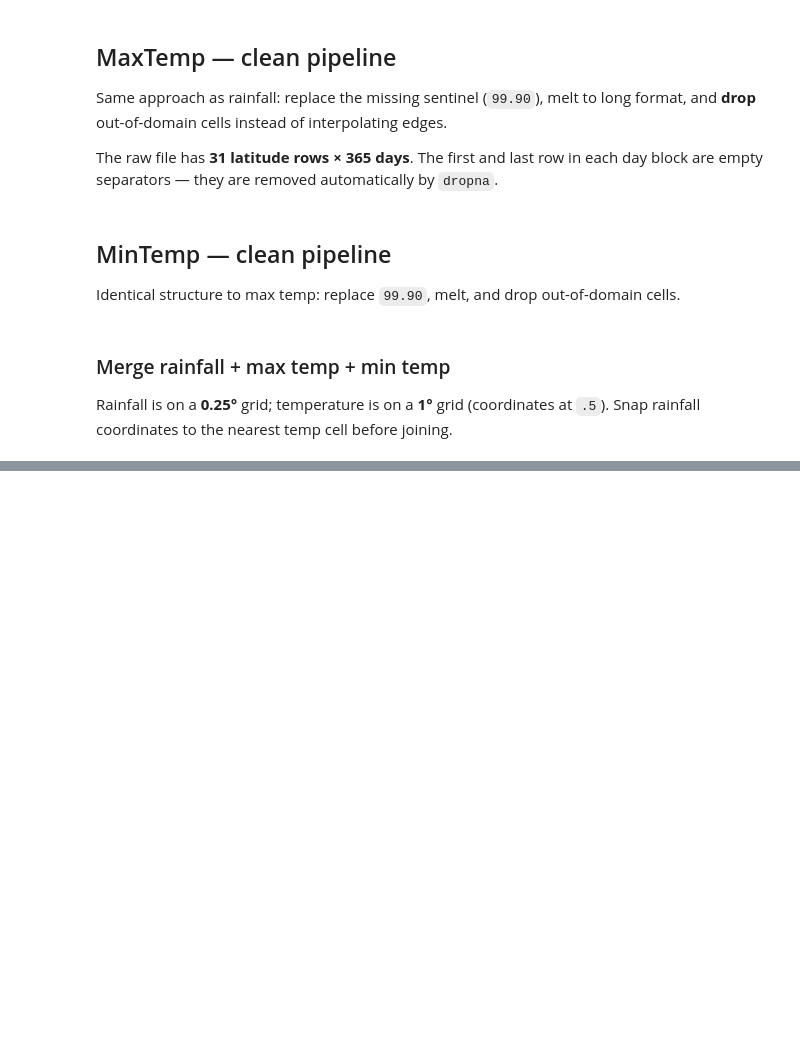
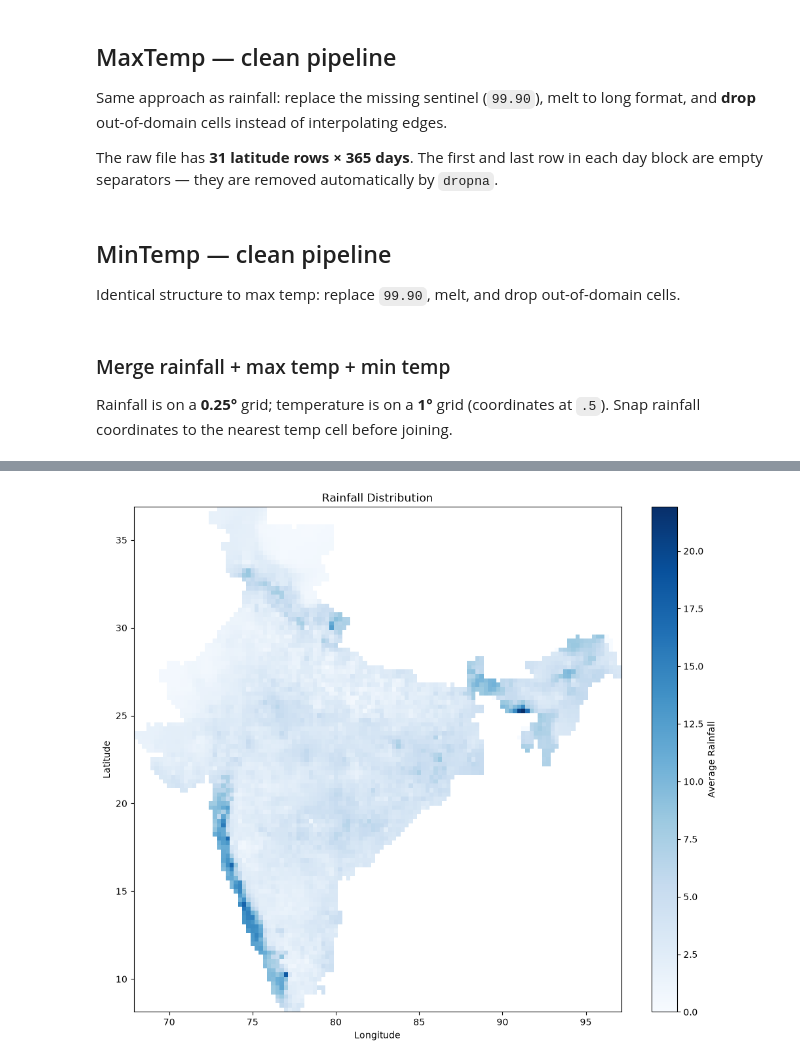
Before and after one commit to manigaurav221/Project_MANGO_Climate_Twin, a Jupyter notebook: notebooks/01_preprocess.ipynb, the cells around one changed output, grey strips where cells are left out. Saved outputs shown, nothing was run; the diff lists cells and outputs as text; code cells hidden in the pictures; blank space fills up the shorter version.

```diff
--- a/notebooks/01_preprocess.ipynb
+++ b/notebooks/01_preprocess.ipynb
@@ -1759,0 +1955,21 @@ print("Saved climate_merged.csv")
+# %%
+plt.figure(figsize=(12,10))
+
+plt.pcolormesh(
+    grid.columns,
+    grid.index,
+    grid.values,
+    cmap="Blues",
+    shading="auto"
+)
+
+plt.colorbar(label="Average Rainfall")
+
+plt.xlabel("Longitude")
+plt.ylabel("Latitude")
+
+plt.title("Rainfall Distribution")
+
+plt.show()
+# %% [output]
+[figure, added]
```
Also changed, not shown: parts of 20 cells of this notebook, 9 other files.
